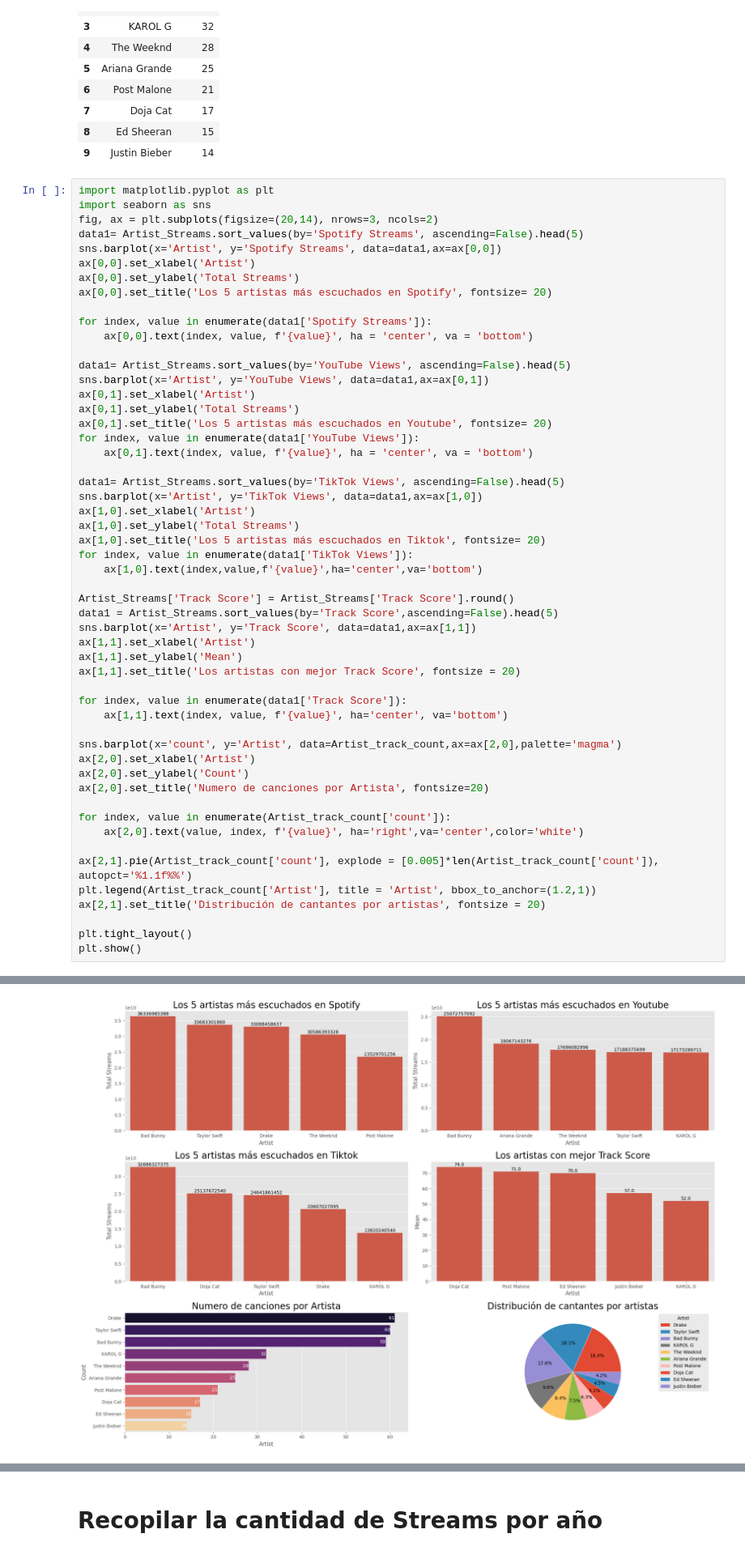
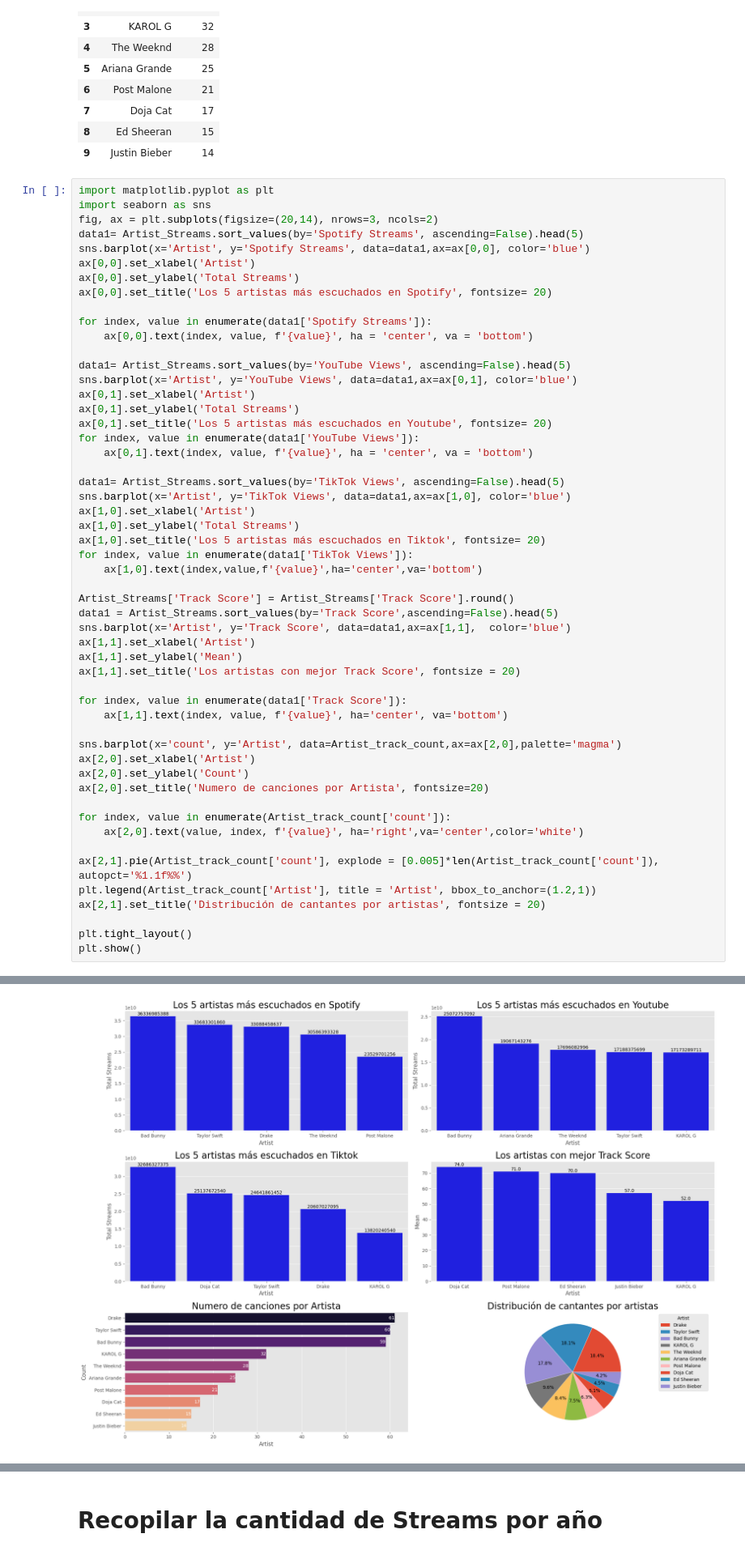
Before and after one commit to crisbelceballo/EDA_Music_Streams, a Jupyter notebook: notebooks/main.ipynb, the cells around one changed output, grey strips where cells are left out. Shown at 81% size. Drawn from its saved outputs; the diff is of its cells as text.

```diff
--- a/notebooks/main.ipynb
+++ b/notebooks/main.ipynb
@@ -326,7 +326,7 @@ import matplotlib.pyplot as plt
 import seaborn as sns
 fig, ax = plt.subplots(figsize=(20,14), nrows=3, ncols=2)
 data1= Artist_Streams.sort_values(by='Spotify Streams', ascending=False).head(5)
-sns.barplot(x='Artist', y='Spotify Streams', data=data1,ax=ax[0,0])
+sns.barplot(x='Artist', y='Spotify Streams', data=data1,ax=ax[0,0], color='blue')
 ax[0,0].set_xlabel('Artist')
 ax[0,0].set_ylabel('Total Streams')
 ax[0,0].set_title('Los 5 artistas más escuchados en Spotify', fontsize= 20)
@@ -335,7 +335,7 @@ for index, value in enumerate(data1['Spotify Streams']):
     ax[0,0].text(index, value, f'{value}', ha = 'center', va = 'bottom')
 
 data1= Artist_Streams.sort_values(by='YouTube Views', ascending=False).head(5)
-sns.barplot(x='Artist', y='YouTube Views', data=data1,ax=ax[0,1])
+sns.barplot(x='Artist', y='YouTube Views', data=data1,ax=ax[0,1], color='blue')
 ax[0,1].set_xlabel('Artist')
 ax[0,1].set_ylabel('Total Streams')
 ax[0,1].set_title('Los 5 artistas más escuchados en Youtube', fontsize= 20)
@@ -343,42 +343,42 @@ for index, value in enumerate(data1['YouTube Views']):
     ax[0,1].text(index, value, f'{value}', ha = 'center', va = 'bottom')
 
 data1= Artist_Streams.sort_values(by='TikTok Views', ascending=False).head(5)
-sns.barplot(x='Artist', y='TikTok Views', data=data1,ax=ax[1,0])
+sns.barplot(x='Artist', y='TikTok Views', data=data1,ax=ax[1,0], color='blue')
 ax[1,0].set_xlabel('Artist')
 ax[1,0].set_ylabel('Total Streams')
 ax[1,0].set_title('Los 5 artistas más escuchados en Tiktok', fontsize= 20)
 for index, value in enumerate(data1['TikTok Views']):
     ax[1,0].text(index,value,f'{value}',ha='center',va='bottom')
 
 Artist_Streams['Track Score'] = Artist_Streams['Track Score'].round()
 data1 = Artist_Streams.sort_values(by='Track Score',ascending=False).head(5)
-sns.barplot(x='Artist', y='Track Score', data=data1,ax=ax[1,1])
+sns.barplot(x='Artist', y='Track Score', data=data1,ax=ax[1,1],  color='blue')
 ax[1,1].set_xlabel('Artist')
 ax[1,1].set_ylabel('Mean')
 ax[1,1].set_title('Los artistas con mejor Track Score', fontsize = 20)
 
 for index, value in enumerate(data1['Track Score']):
     ax[1,1].text(index, value, f'{value}', ha='center', va='bottom')
 
 sns.barplot(x='count', y='Artist', data=Artist_track_count,ax=ax[2,0],palette='magma')
 ax[2,0].set_xlabel('Artist')
 ax[2,0].set_ylabel('Count')
 ax[2,0].set_title('Numero de canciones por Artista', fontsize=20)
 
 for index, value in enumerate(Artist_track_count['count']):
     ax[2,0].text(value, index, f'{value}', ha='right',va='center',color='white')
 
 ax[2,1].pie(Artist_track_count['count'], explode = [0.005]*len(Artist_track_count['count']), autopct='%1.1f%%')
 plt.legend(Artist_track_count['Artist'], title = 'Artist', bbox_to_anchor=(1.2,1))
 ax[2,1].set_title('Distribución de cantantes por artistas', fontsize = 20)
 
 plt.tight_layout()
 plt.show()
 # %% [output]
 Passing `palette` without assigning `hue` is deprecated and will be removed in v0.14.0. Assign the `y` variable to `hue` and set `legend=False` for the same effect.
 
   sns.barplot(x='count', y='Artist', data=Artist_track_count,ax=ax[2,0],palette='magma')
-[figure, old version]
+[figure, new version]
 # %% [markdown]
 -Bad Bunny es el artista más escuchado en Spotify.
 
```
Also changed, not shown: parts of 6 cells of this notebook.
